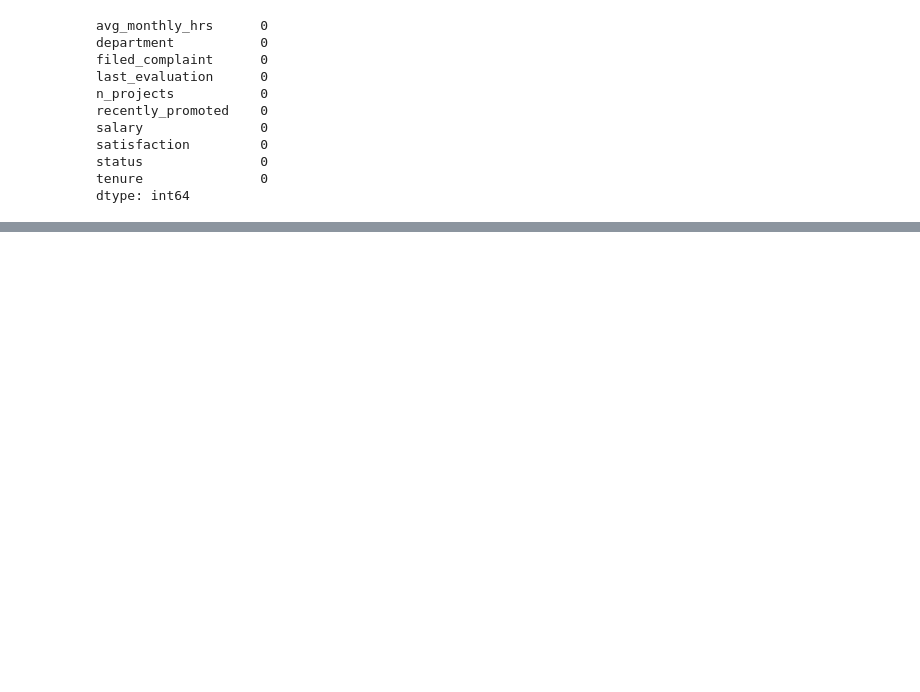
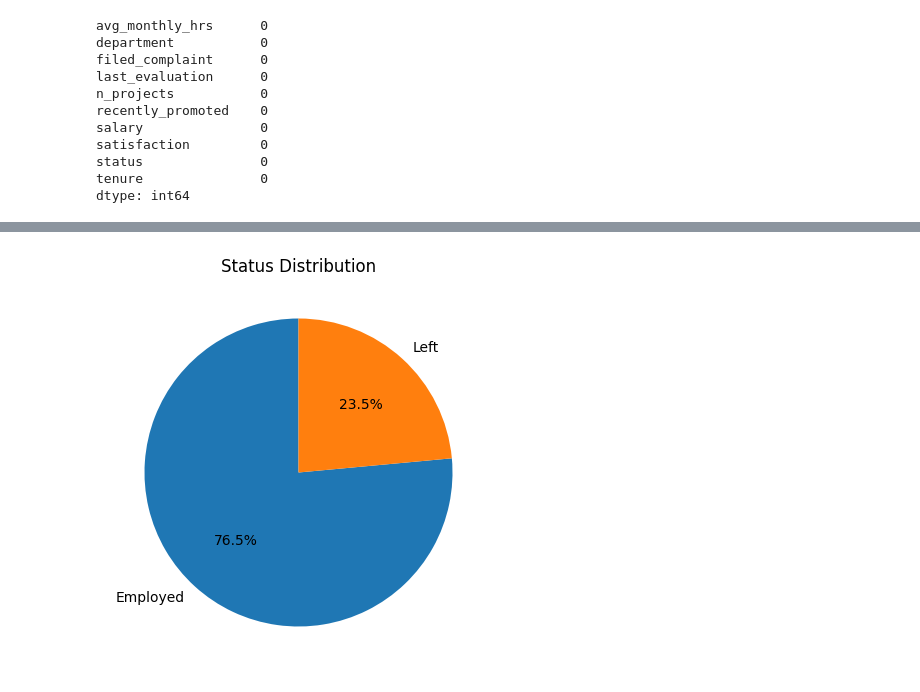
Before and after one commit to johnjustine5646/Lab7_2348522, a Jupyter notebook: Lab7_20112320.ipynb, the cells around one changed output, grey strips where cells are left out. Cells and saved outputs as stored; diff of their text form; code cells hidden in the pictures; blank space fills up the shorter version.

```diff
--- a/Lab7_20112320.ipynb
+++ b/Lab7_20112320.ipynb
@@ -137,0 +146,8 @@ plt.show() #most people are leaving after 3-4 years with the company, no retenti
+# %%
+Status_count = df['status'].value_counts()
+plt.figure(figsize=(5, 5))
+plt.pie(Status_count, labels=Status_count.index, autopct='%1.1f%%', startangle=90)
+plt.title("Status Distribution")
+plt.show()
+# %% [output]
+[figure, added]
```
Also changed, not shown: parts of 16 cells of this notebook.
